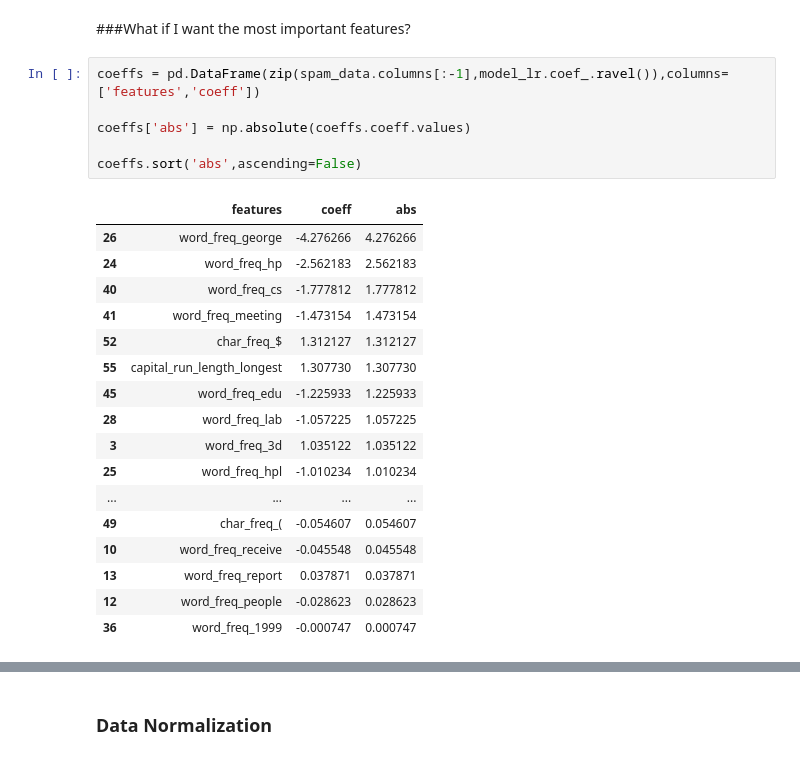
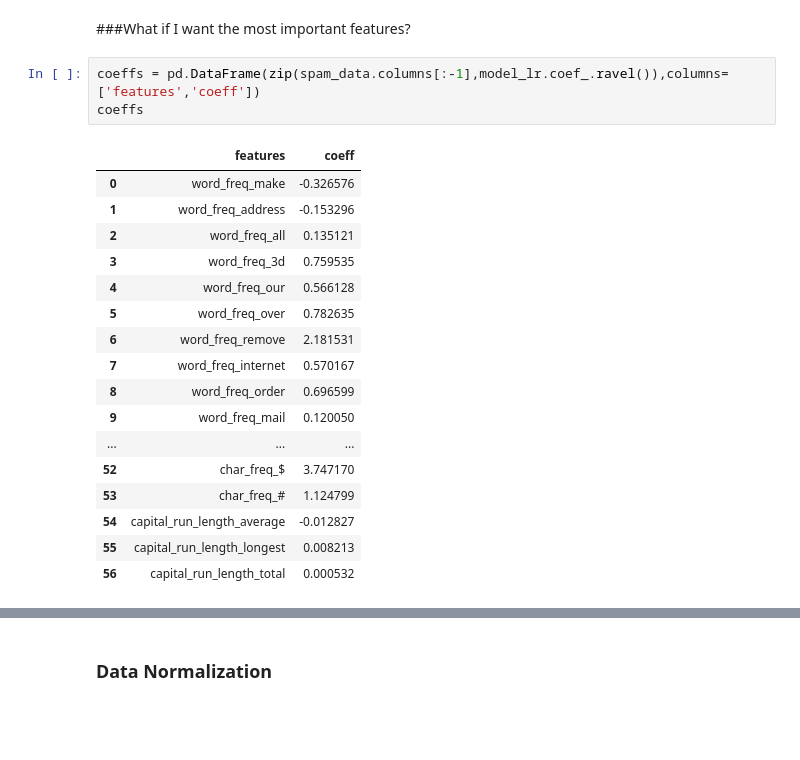
Before and after one commit to vladimirdubal/DAT_SF_16, a Jupyter notebook: labs/lab_07_logistic_regression.ipynb, the cells around one changed output, grey strips where cells are left out. Drawn from its saved outputs; the diff is of its cells as text; blank space fills up the shorter version.

```diff
--- a/labs/lab_07_logistic_regression.ipynb
+++ b/labs/lab_07_logistic_regression.ipynb
@@ -191,25 +207,22 @@ show(p)
 ###What if I want the most important features?
 # %%
 coeffs = pd.DataFrame(zip(spam_data.columns[:-1],model_lr.coef_.ravel()),columns=['features','coeff'])
-
-coeffs['abs'] = np.absolute(coeffs.coeff.values)
-
-coeffs.sort('abs',ascending=False)
+coeffs
 # %% [output]
-|  | features | coeff | abs |
-| 26 | word_freq_george | -4.276266 | 4.276266 |
-| 24 | word_freq_hp | -2.562183 | 2.562183 |
-| 40 | word_freq_cs | -1.777812 | 1.777812 |
-| 41 | word_freq_meeting | -1.473154 | 1.473154 |
-| 52 | char_freq_$ | 1.312127 | 1.312127 |
-| 55 | capital_run_length_longest | 1.307730 | 1.307730 |
-| 45 | word_freq_edu | -1.225933 | 1.225933 |
-| 28 | word_freq_lab | -1.057225 | 1.057225 |
-| 3 | word_freq_3d | 1.035122 | 1.035122 |
-| 25 | word_freq_hpl | -1.010234 | 1.010234 |
-| ... | ... | ... | ... |
-| 49 | char_freq_( | -0.054607 | 0.054607 |
-| 10 | word_freq_receive | -0.045548 | 0.045548 |
-| 13 | word_freq_report | 0.037871 | 0.037871 |
-| 12 | word_freq_people | -0.028623 | 0.028623 |
-| 36 | word_freq_1999 | -0.000747 | 0.000747 |
+|  | features | coeff |
+| 0 | word_freq_make | -0.326576 |
+| 1 | word_freq_address | -0.153296 |
+| 2 | word_freq_all | 0.135121 |
+| 3 | word_freq_3d | 0.759535 |
+| 4 | word_freq_our | 0.566128 |
+| 5 | word_freq_over | 0.782635 |
+| 6 | word_freq_remove | 2.181531 |
+| 7 | word_freq_internet | 0.570167 |
+| 8 | word_freq_order | 0.696599 |
+| 9 | word_freq_mail | 0.120050 |
+| ... | ... | ... |
+| 52 | char_freq_$ | 3.747170 |
+| 53 | char_freq_# | 1.124799 |
+| 54 | capital_run_length_average | -0.012827 |
+| 55 | capital_run_length_longest | 0.008213 |
+| 56 | capital_run_length_total | 0.000532 |
```
Also changed, not shown: parts of 11 cells of this notebook, 3 other files.
